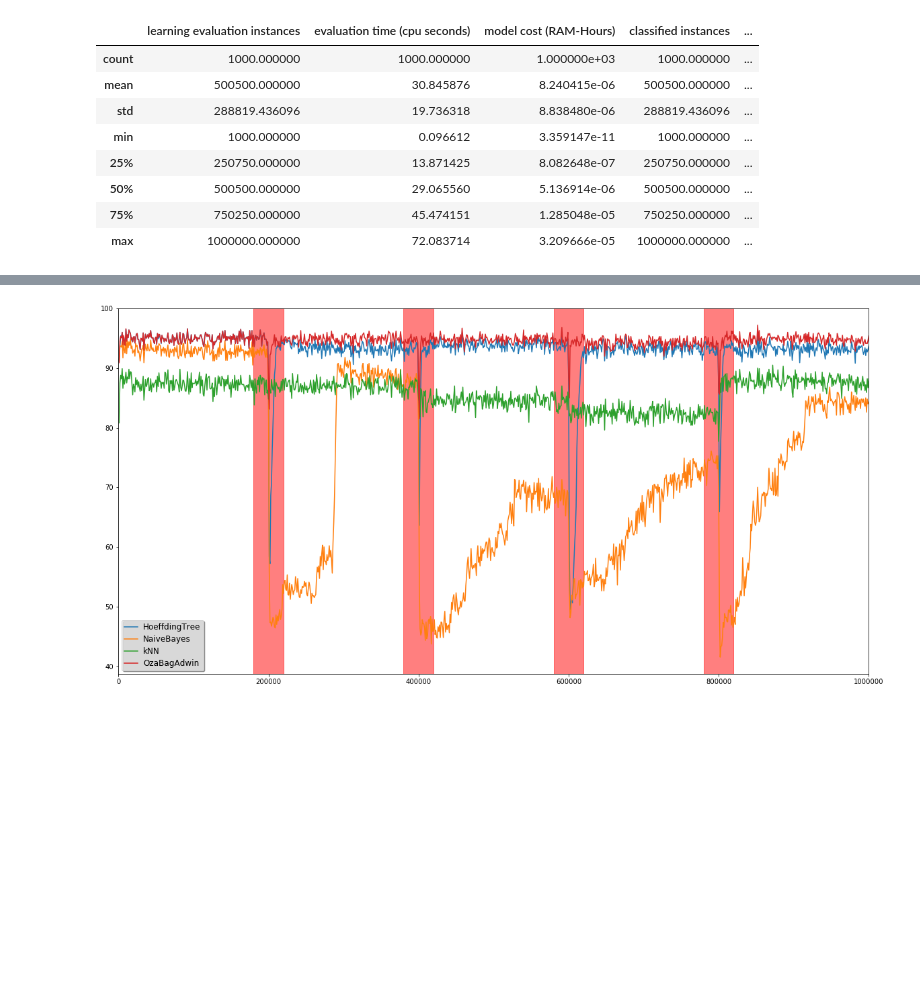
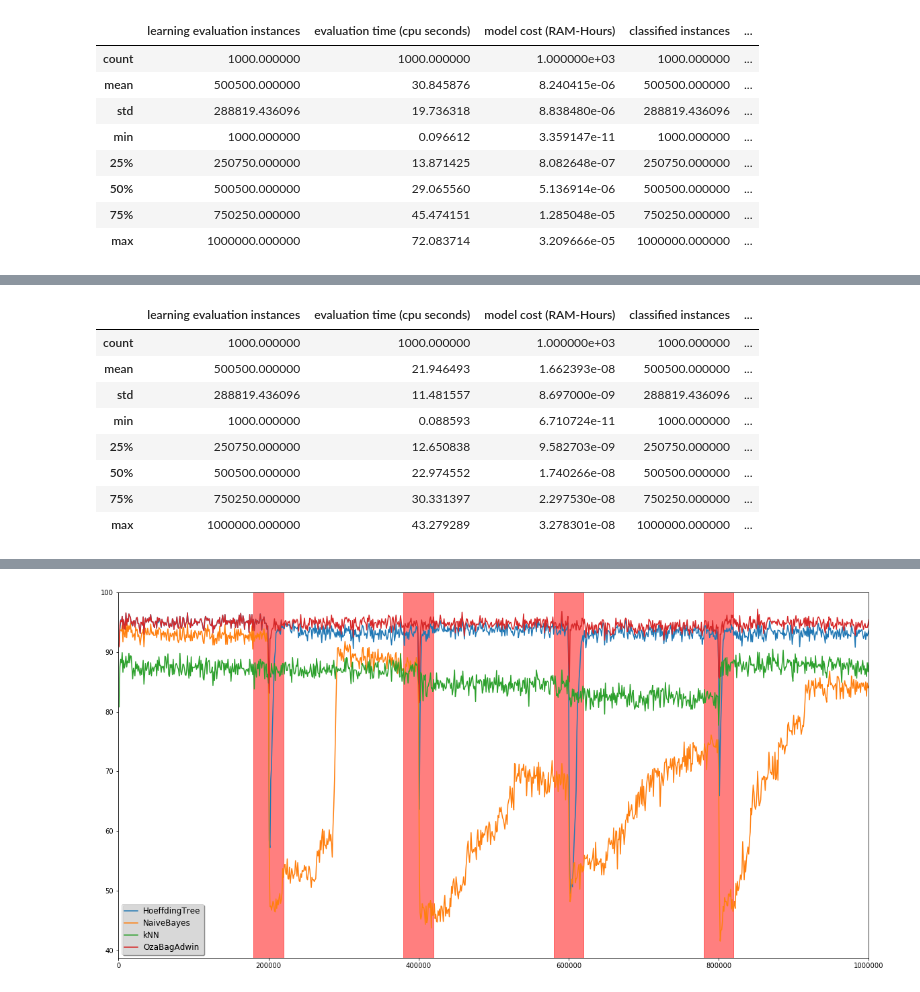
Before and after one commit to Oracy/MOA, a Jupyter notebook: Notebook/Trabalho_Jean.ipynb, the cells around one changed output, grey strips where cells are left out. Drawn from its saved outputs; the diff is of its cells as text; code cells hidden in the pictures; blank space fills up the shorter version.

Commit message:
Subindo_Describe

```diff
--- a/Notebook/Trabalho_Jean.ipynb
+++ b/Notebook/Trabalho_Jean.ipynb
@@ -184,0 +193,12 @@ df_Hoeffding_Asset.describe()
+# %%
+df_Naive_Asset.describe()
+# %% [output]
+|  | learning evaluation instances | evaluation time (cpu seconds) | model cost (RAM-Hours) | classified instances | ... |
+| count | 1000.000000 | 1000.000000 | 1.000000e+03 | 1000.000000 | ... |
+| mean | 500500.000000 | 21.946493 | 1.662393e-08 | 500500.000000 | ... |
+| std | 288819.436096 | 11.481557 | 8.697000e-09 | 288819.436096 | ... |
+| min | 1000.000000 | 0.088593 | 6.710724e-11 | 1000.000000 | ... |
+| 25% | 250750.000000 | 12.650838 | 9.582703e-09 | 250750.000000 | ... |
+| 50% | 500500.000000 | 22.974552 | 1.740266e-08 | 500500.000000 | ... |
+| 75% | 750250.000000 | 30.331397 | 2.297530e-08 | 750250.000000 | ... |
+| max | 1000000.000000 | 43.279289 | 3.278301e-08 | 1000000.000000 | ... |
```
Also changed, not shown: parts of 9 cells of this notebook.
